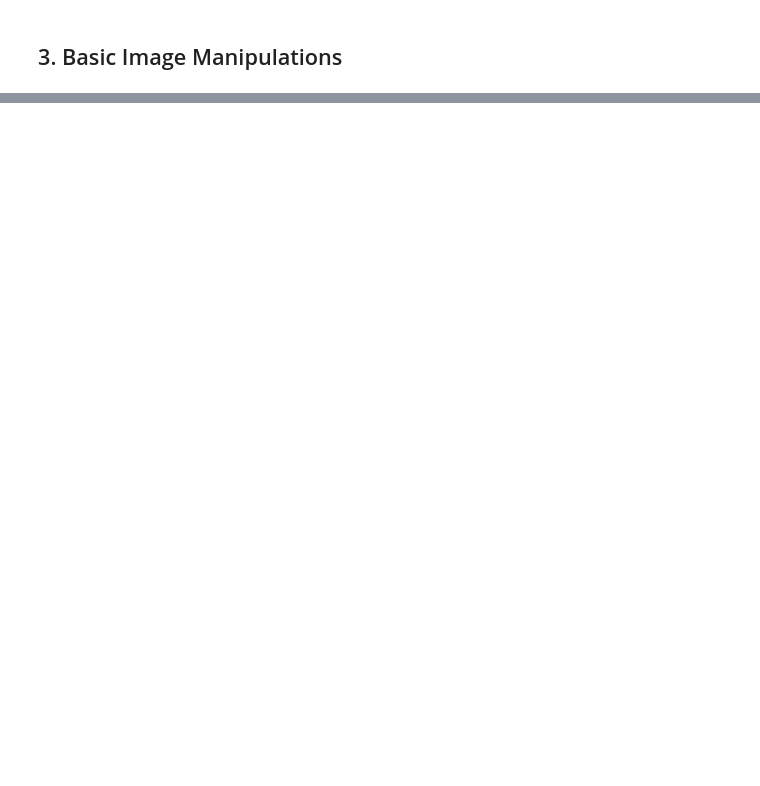
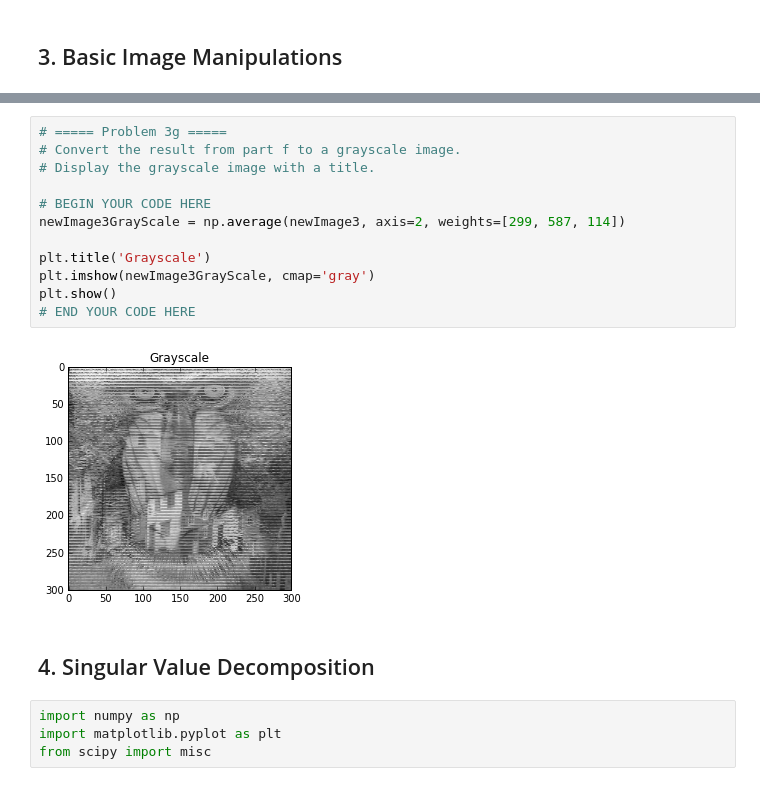
Before and after one commit to gmakarevich-aurora/cv-hw0, a Jupyter notebook: HW0.ipynb, the cells around one changed output, grey strips where cells are left out. Saved outputs shown, nothing was run; the diff lists cells and outputs as text; blank space fills up the shorter version.

```diff
--- a/HW0.ipynb
+++ b/HW0.ipynb
@@ -230,0 +243,20 @@ ValueError: operands could not be broadcast together with shapes (300,300,3) (3,
+# %%
+# ===== Problem 3g =====
+# Convert the result from part f to a grayscale image.
+# Display the grayscale image with a title.
+
+# BEGIN YOUR CODE HERE
+newImage3GrayScale = np.average(newImage3, axis=2, weights=[299, 587, 114])
+
+plt.title('Grayscale')
+plt.imshow(newImage3GrayScale, cmap='gray')
+plt.show()
+# END YOUR CODE HERE
+# %% [output]
+[figure, added]
+# %% [markdown]
+## 4. Singular Value Decomposition
+# %%
+import numpy as np
+import matplotlib.pyplot as plt
+from scipy import misc
```
Also changed, not shown: parts of 17 cells of this notebook.
